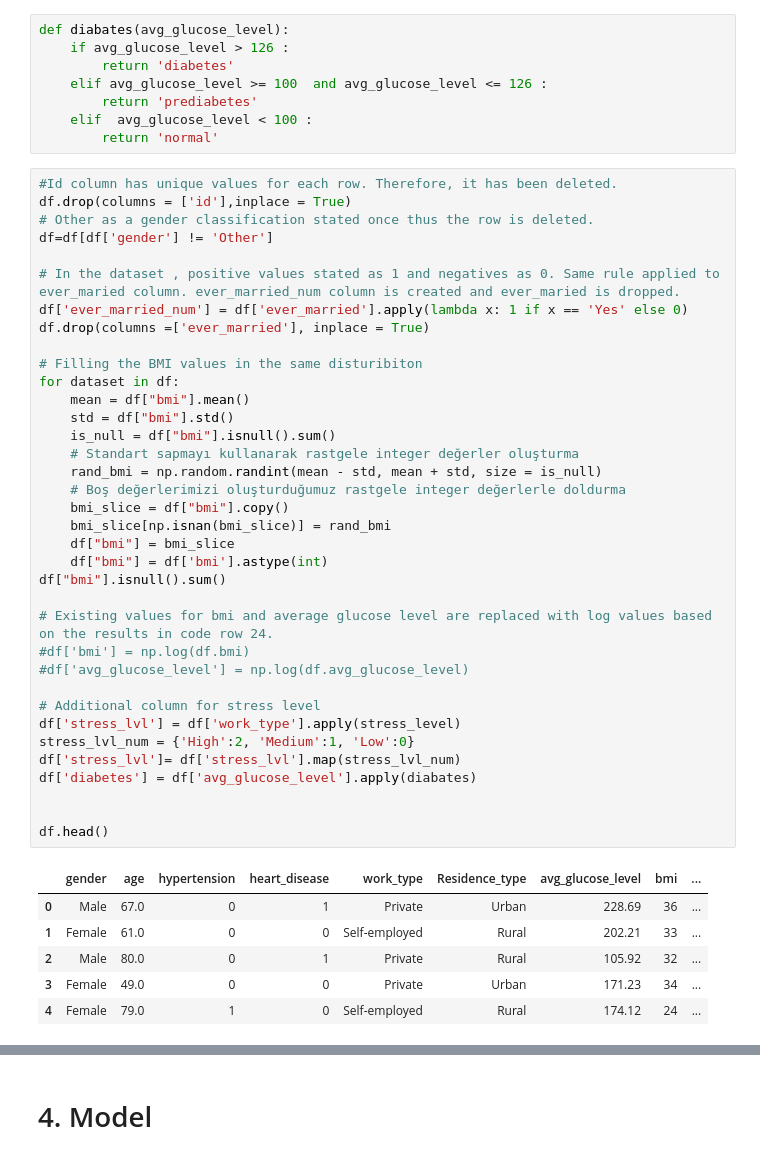
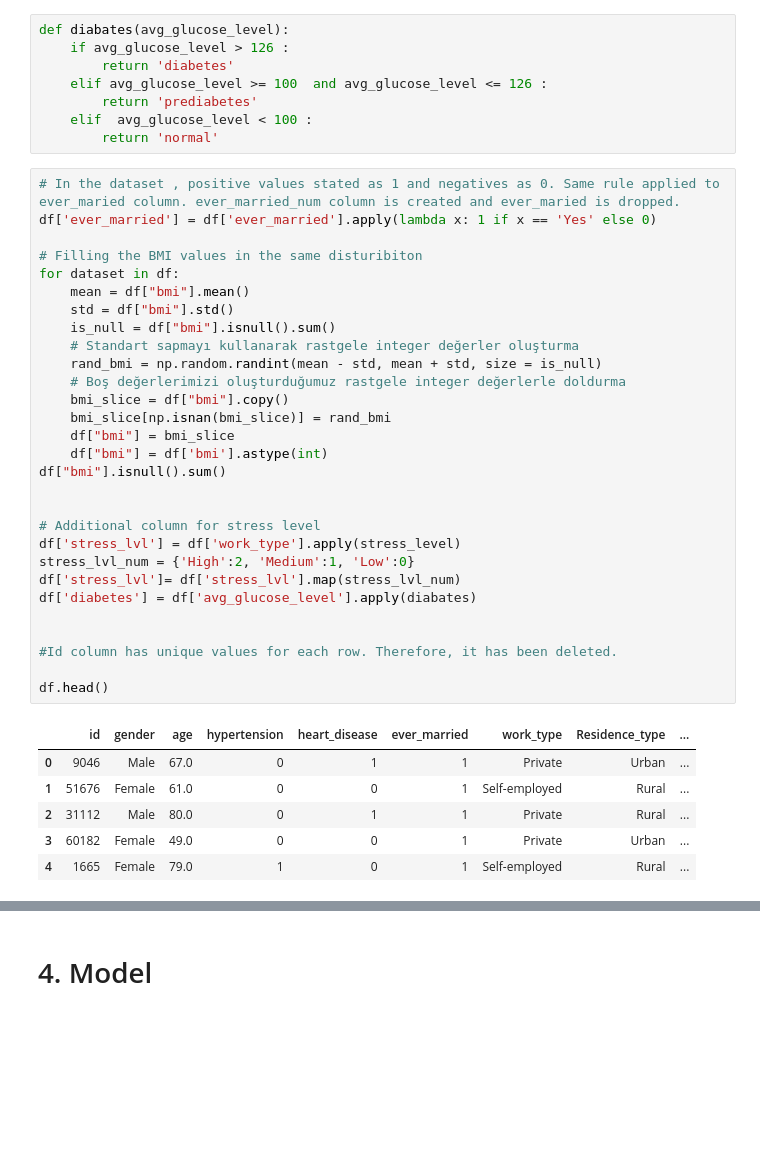
Before and after one commit to burakakay/Project-3-Machine-Learning-Classification-, a Jupyter notebook: stroke-prediction.ipynb, the cells around one changed output, grey strips where cells are left out. Cells and saved outputs as stored; diff of their text form; blank space fills up the shorter version.

```diff
--- a/stroke-prediction.ipynb
+++ b/stroke-prediction.ipynb
@@ -369,45 +480,38 @@ def diabates(avg_glucose_level):
     elif  avg_glucose_level < 100 :
         return 'normal'
 # %%
-#Id column has unique values for each row. Therefore, it has been deleted.
-df.drop(columns = ['id'],inplace = True)
-# Other as a gender classification stated once thus the row is deleted.
-df=df[df['gender'] != 'Other']
-
 # In the dataset , positive values stated as 1 and negatives as 0. Same rule applied to ever_maried column. ever_married_num column is created and ever_maried is dropped.
-df['ever_married_num'] = df['ever_married'].apply(lambda x: 1 if x == 'Yes' else 0)
-df.drop(columns =['ever_married'], inplace = True)
+df['ever_married'] = df['ever_married'].apply(lambda x: 1 if x == 'Yes' else 0)
 
 # Filling the BMI values in the same disturibiton
 for dataset in df:
     mean = df["bmi"].mean()
     std = df["bmi"].std()
     is_null = df["bmi"].isnull().sum()
     # Standart sapmayı kullanarak rastgele integer değerler oluşturma
     rand_bmi = np.random.randint(mean - std, mean + std, size = is_null)
     # Boş değerlerimizi oluşturduğumuz rastgele integer değerlerle doldurma
     bmi_slice = df["bmi"].copy()
     bmi_slice[np.isnan(bmi_slice)] = rand_bmi
     df["bmi"] = bmi_slice
     df["bmi"] = df['bmi'].astype(int)
 df["bmi"].isnull().sum()
 
-# Existing values for bmi and average glucose level are replaced with log values based on the results in code row 24.
-#df['bmi'] = np.log(df.bmi)
-#df['avg_glucose_level'] = np.log(df.avg_glucose_level)
 
 # Additional column for stress level
 df['stress_lvl'] = df['work_type'].apply(stress_level)
 stress_lvl_num = {'High':2, 'Medium':1, 'Low':0}
 df['stress_lvl']= df['stress_lvl'].map(stress_lvl_num)
 df['diabetes'] = df['avg_glucose_level'].apply(diabates)
 
 
+#Id column has unique values for each row. Therefore, it has been deleted.
+
 df.head()
 # %% [output]
-|  | gender | age | hypertension | heart_disease | work_type | Residence_type | avg_glucose_level | bmi | ... |
-| 0 | Male | 67.0 | 0 | 1 | Private | Urban | 228.69 | 36 | ... |
-| 1 | Female | 61.0 | 0 | 0 | Self-employed | Rural | 202.21 | 33 | ... |
-| 2 | Male | 80.0 | 0 | 1 | Private | Rural | 105.92 | 32 | ... |
-| 3 | Female | 49.0 | 0 | 0 | Private | Urban | 171.23 | 34 | ... |
-| 4 | Female | 79.0 | 1 | 0 | Self-employed | Rural | 174.12 | 24 | ... |
+|  | id | gender | age | hypertension | heart_disease | ever_married | work_type | Residence_type | ... |
+| 0 | 9046 | Male | 67.0 | 0 | 1 | 1 | Private | Urban | ... |
+| 1 | 51676 | Female | 61.0 | 0 | 0 | 1 | Self-employed | Rural | ... |
+| 2 | 31112 | Male | 80.0 | 0 | 1 | 1 | Private | Rural | ... |
+| 3 | 60182 | Female | 49.0 | 0 | 0 | 1 | Private | Urban | ... |
+| 4 | 1665 | Female | 79.0 | 1 | 0 | 1 | Self-employed | Rural | ... |
```
Also changed, not shown: parts of 61 cells of this notebook.
